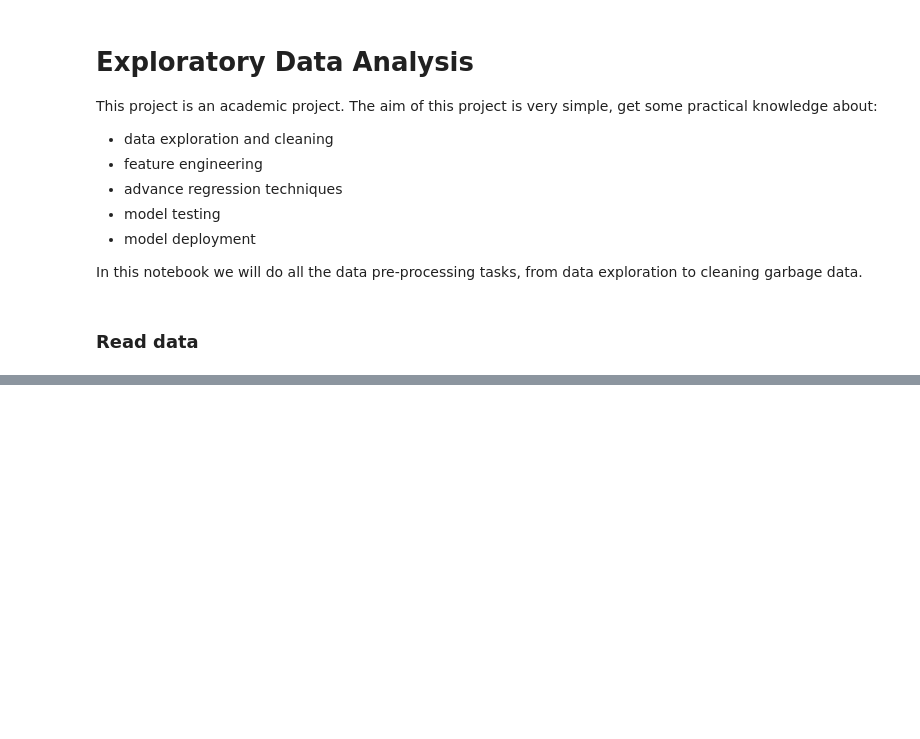
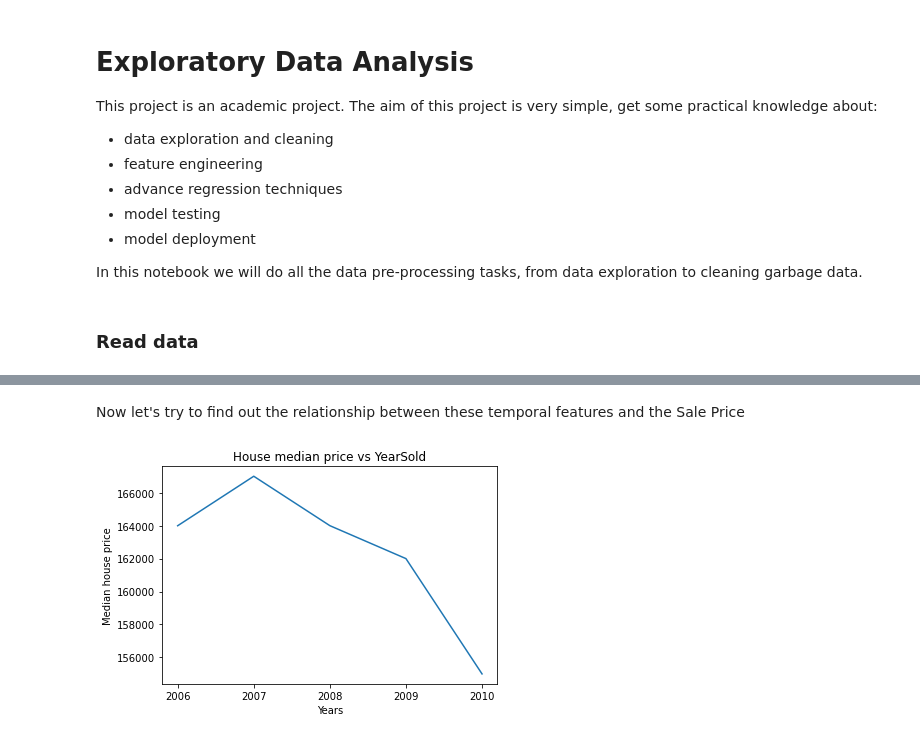
Before and after one commit to ZizZu94/house-prices, a Jupyter notebook: exploratory-data-analysis.ipynb, the cells around one changed output, grey strips where cells are left out. Drawn from its saved outputs; the diff is of its cells as text; code cells hidden in the pictures; blank space fills up the shorter version.

```diff
--- a/exploratory-data-analysis.ipynb
+++ b/exploratory-data-analysis.ipynb
@@ -32,0 +147,11 @@ dataset.head()
+# %% [markdown]
+Now let's try to find out the relationship between these temporal features and the Sale Price
+# %%
+dataset.groupby('YrSold')['SalePrice'].median().plot()
+plt.xlabel('Years')
+plt.xticks(range(dataset['YrSold'].min(), dataset['YrSold'].max()+1))
+plt.ylabel('Median house price')
+plt.title('House median price vs YearSold')
+plt.show()
+# %% [output]
+[figure, added]
```
Also changed, not shown: parts of 24 cells of this notebook.
